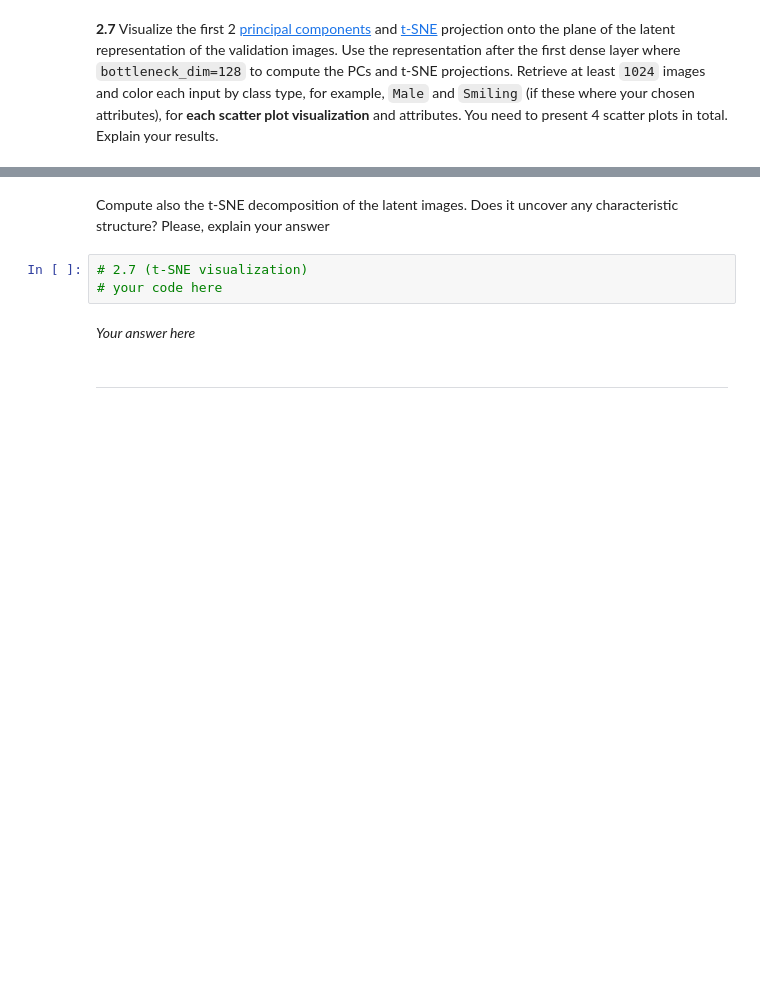
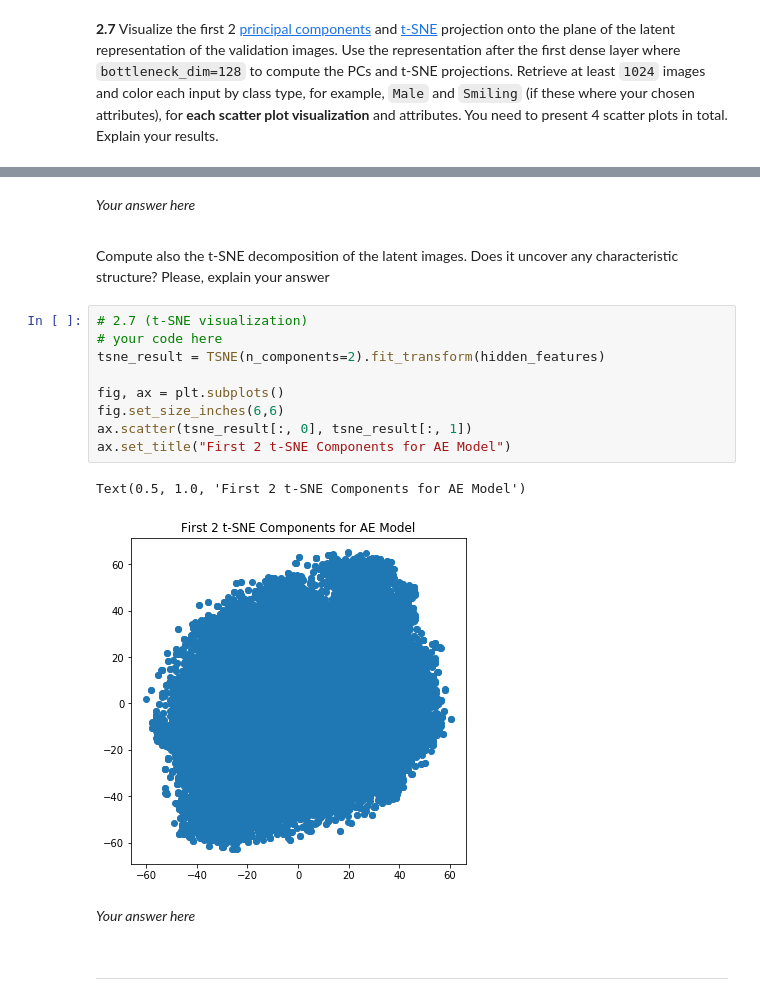
Before and after one commit to medeirosf/2020-CS109B, a Jupyter notebook: content/homeworks/hw07/notebook/cs109b_hw7_pa.ipynb, the cells around one changed output, grey strips where cells are left out. Drawn from its saved outputs; the diff is of its cells as text; blank space fills up the shorter version.

```diff
--- a/content/homeworks/hw07/notebook/cs109b_hw7_pa.ipynb
+++ b/content/homeworks/hw07/notebook/cs109b_hw7_pa.ipynb
@@ -354,9 +490,30 @@ class ConvDecoder(layers.Layer):
+# %% [markdown]
+*Your answer here*<br />
+<font color='blue'>
+<p style="text-indent: 25px;"></p>
+<p style="text-indent: 25px;"></p>
+<p style="text-indent: 25px;"></p>
+</font>
 # %% [markdown]
 Compute also the t-SNE decomposition of the latent images. Does it uncover any characteristic structure? Please, explain your answer
-# %%
-# 2.7 (t-SNE visualization)
-# your code here
-# %% [markdown]
-*Your answer here*
+# %%
+# 2.7 (t-SNE visualization)
+# your code here
+tsne_result = TSNE(n_components=2).fit_transform(hidden_features)
+
+fig, ax = plt.subplots()
+fig.set_size_inches(6,6)
+ax.scatter(tsne_result[:, 0], tsne_result[:, 1])
+ax.set_title("First 2 t-SNE Components for AE Model")
+# %% [output]
+Text(0.5, 1.0, 'First 2 t-SNE Components for AE Model')
+[figure, added]
+# %% [markdown]
+*Your answer here*<br />
+<font color='blue'>
+<p style="text-indent: 25px;"></p>
+<p style="text-indent: 25px;"></p>
+<p style="text-indent: 25px;"></p>
+</font>
 # %% [markdown]
 ---
```
Also changed, not shown: parts of 42 cells of this notebook.
